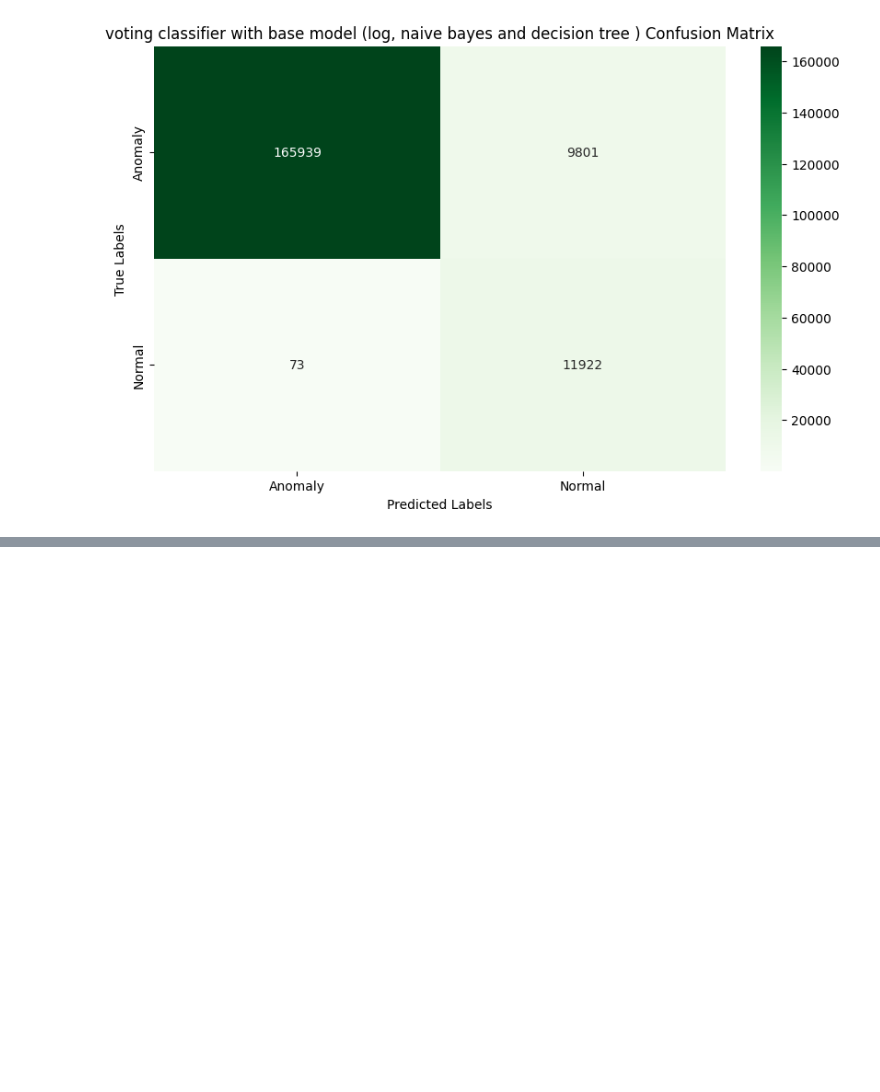
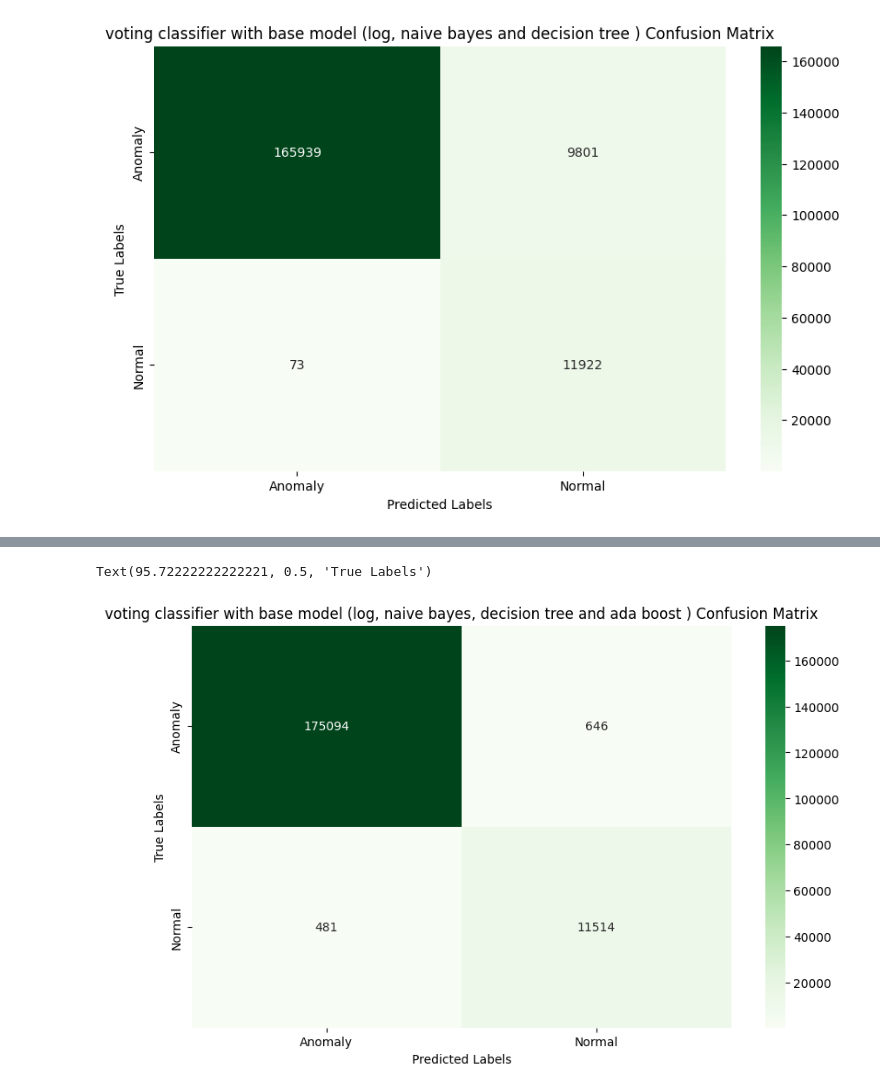
Before and after one commit to nonyeashley/Network-Intrusion-Detection-Using-Ensemble-Method-, a Jupyter notebook: Network_Intrusion.ipynb, the cells around one changed output, grey strips where cells are left out. Cells and saved outputs as stored; diff of their text form; code cells hidden in the pictures; blank space fills up the shorter version.

```diff
--- a/Network_Intrusion.ipynb
+++ b/Network_Intrusion.ipynb
@@ -476,7 +476,7 @@ dtype: int64
 # %% [markdown]
 # splitting into train (70%) and test (30%)
 # %%
-X_train, X_test, y_train, y_test= train_test_split(X,y, test_size=0.3,train_size=0.7, random_state=42)
+X_train,X_test,y_train,y_test=train_test_split(X,y,test_size=0.3,random_state=42)
 # %%
 print (X_train.shape)
 print (y_train.shape)
@@ -715,0 +726,21 @@ Text(95.72222222222221, 0.5, 'True Labels')
+# %%
+ada_boost=AdaBoostClassifier()
+
+## initialize the base classifier
+voting_classifier=VotingClassifier(
+    estimators=[
+        ('log_reg',log_reg),
+        ('naive bayes',naive_bayes),
+        ('decision_tree',decision_tree),
+        ('ada_boost',ada_boost)
+    ],
+    voting='hard'
+)
+## training the model
+voting_classifier.fit(X_train_resampled,y_train_resampled)
+## making predictions
+y_pred_voting=voting_classifier.predict(X_test)
+## evaluate the model
+accuracy = accuracy_score(y_test,y_pred_voting)
+confusion_matrix_voting= confusion_matrix(y_test,y_pred_voting)
+classification_report_voting= classification_report(y_test,y_pred_voting)
@@ -715,0 +776,9 @@ Text(95.72222222222221, 0.5, 'True Labels')
+# %%
+plt.figure(figsize=(10,6))
+sns.heatmap(confusion_matrix_voting, annot=True, fmt='d', cmap='Greens',xticklabels=['Anomaly','Normal'], yticklabels=['Anomaly','Normal'])
+plt.title('voting classifier with base model (log, naive bayes, decision tree and ada boost ) Confusion Matrix')
+plt.xlabel('Predicted Labels')
+plt.ylabel('True Labels')
+# %% [output]
+Text(95.72222222222221, 0.5, 'True Labels')
+[figure, added]
```
Also changed, not shown: parts of 9 cells of this notebook.
